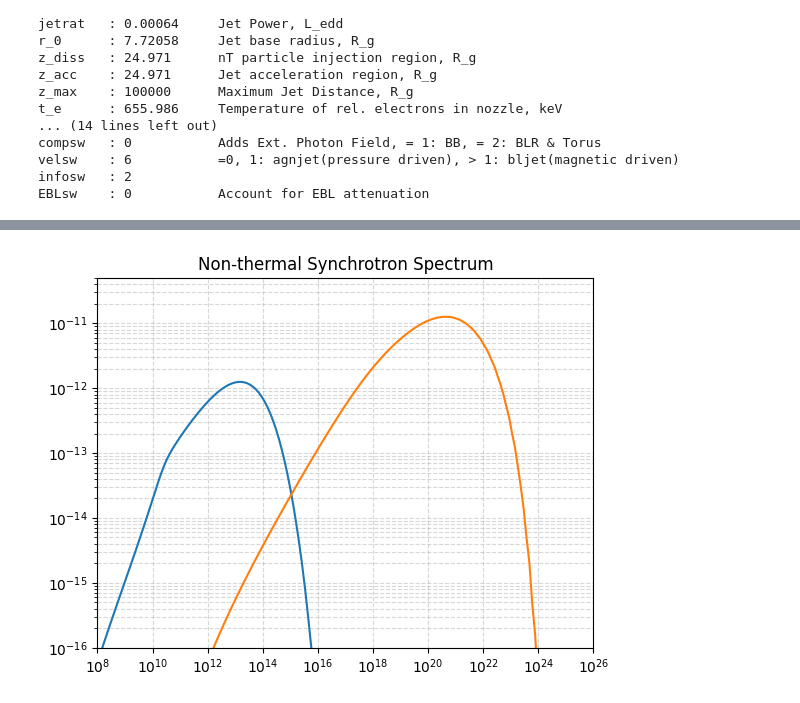
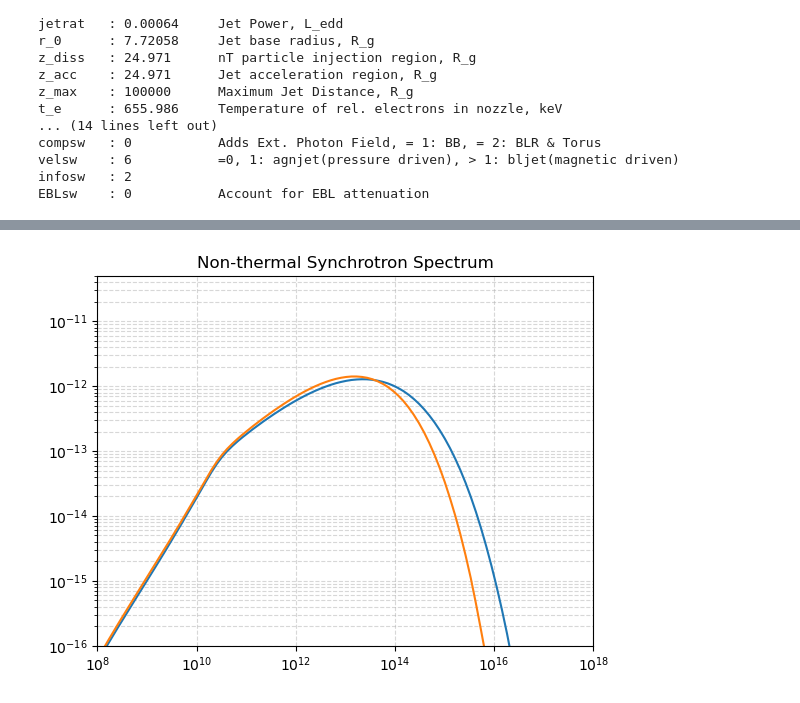
Before and after one commit to rubyduncan/pybhjet, a Jupyter notebook: PyBHJet/Testing/pybhjet_example.ipynb, the cells around one changed output, grey strips where cells are left out. Cells and saved outputs as stored; diff of their text form; code cells hidden in the pictures.

Commit message:
plot updates

```diff
--- a/PyBHJet/Testing/pybhjet_example.ipynb
+++ b/PyBHJet/Testing/pybhjet_example.ipynb
@@ -48,13 +48,22 @@ infosw   : 2
 EBLsw    : 0           Account for EBL attenuation
 # %%
 #running bhjet with set parameters:
-bhjet.cutoff_type = 2
-bhjet.set_parameter("f_sc", 7e-9)
-
+bhjet.cutoff_type = 0
 bhjet.run()
 output = bhjet.get_output()
 
-#for accessing the output/ making plots of the output:
-comp_exp = preprocess_component_output(output)
-exp_numdens = preprocess_numdens_output(output)
-exp_zone = preprocess_jet_profile(output)
+# #for accessing the output/ making plots of the output:
+# comp_exp = preprocess_component_output(output)
+# exp_numdens = preprocess_numdens_output(output)
+# exp_zone = preprocess_jet_profile(output)
+
+# #running bhjet with set parameters:
+# bhjet.cutoff_type = 2
+
+# bhjet.run()
+# output = bhjet.get_output()
+
+# #for accessing the output/ making plots of the output:
+# sec_exp = preprocess_component_output(output)
+# sec_numdens = preprocess_numdens_output(output)
+# sec_zone = preprocess_jet_profile(output)
@@ -79,16 +95,16 @@ exp_zone = preprocess_jet_profile(output)
 # %%
 #example of how the data can be directly accesible:
-plt.loglog(comp_exp["postsyn"]["energy"], comp_exp["postsyn"]["flux"]*comp_exp["postsyn"]["energy"]/1e26)
-plt.loglog(comp_exp["postcom"]["energy"], comp_exp["postcom"]["flux"]*comp_exp["postcom"]["energy"]/1e26)
+plt.loglog(comp_exp["postsyn"]["energy"], comp_exp["postsyn"]["flux"]*comp_exp["postsyn"]["energy"]/1e26, label = 'exp. cutoff')
+plt.loglog(sec_exp["postsyn"]["energy"], sec_exp["postsyn"]["flux"]*comp_exp["postsyn"]["energy"]/1e26,label = 'sech. cutoff')
 
 plt.title("Non-thermal Synchrotron Spectrum")
 plt.ylim(1e-16, 5e-11)
-plt.xlim(1e8, 1e26)
+plt.xlim(1e8, 1e18)
 plt.grid(True, which="both", linestyle="--", alpha=0.5)
 #the data out of bhjet comes as frequency(hz) and flux (mJy)
 plt.show()
 # %% [output]
-[figure, old version]
+[figure, new version]
 # %%
 def plot_numdens(numdens, z_rg, nzones = 100, cmap='magma', skip=10, ytimesp=True, title = None):
 
```
Also changed, not shown: parts of 4 cells of this notebook, 22 other files.
